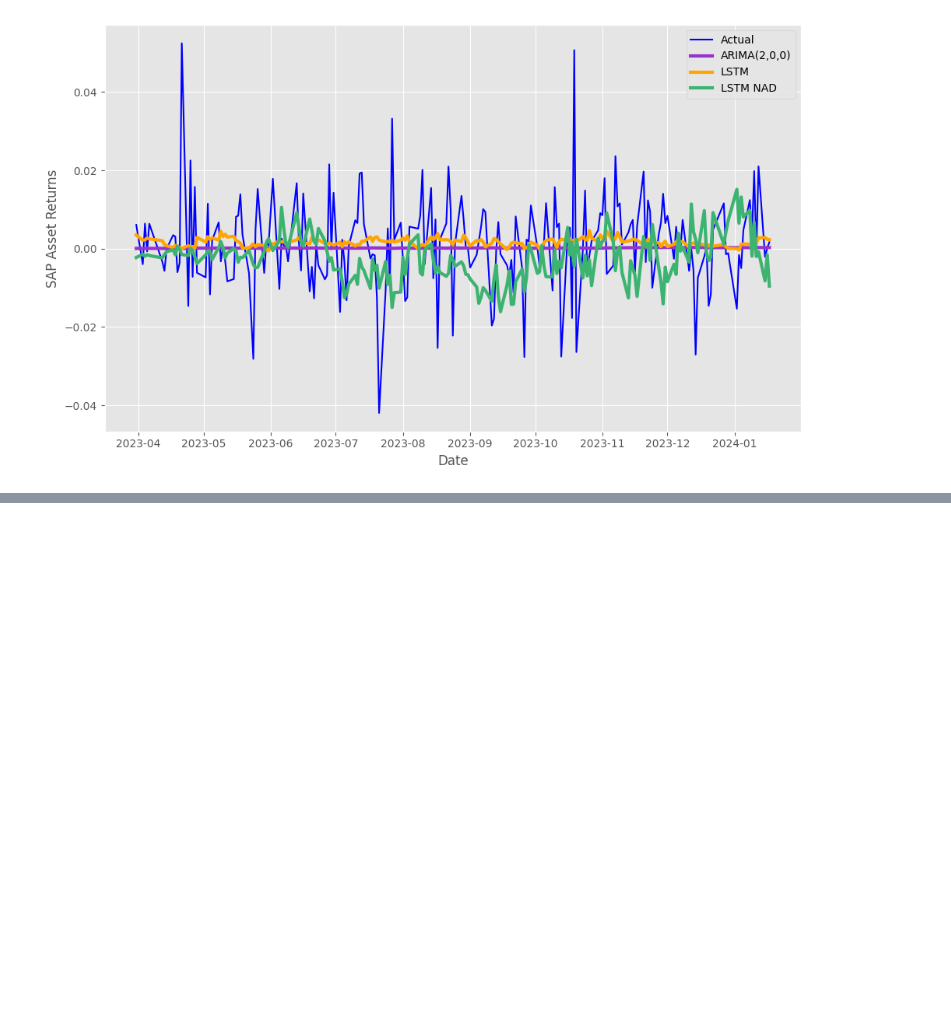
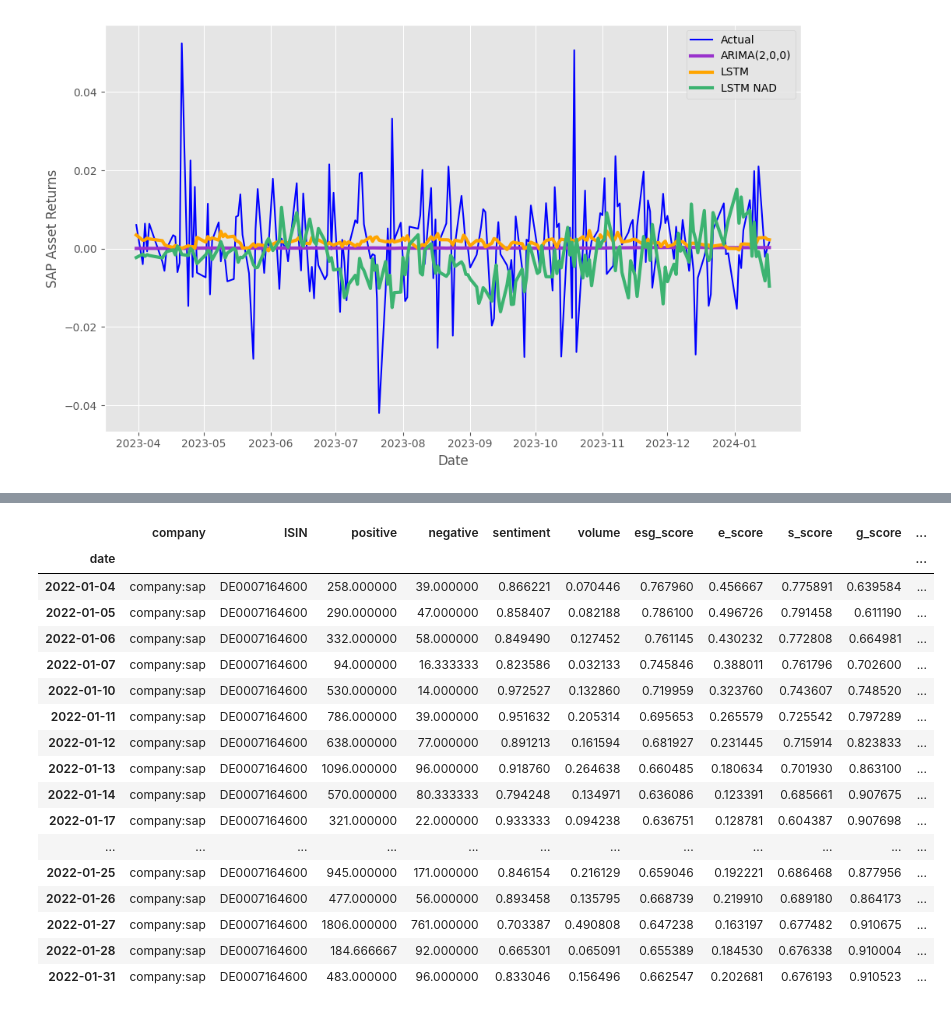
Before and after one commit to cem-akkus/Master, a Jupyter notebook: AssetReturnPrediction.ipynb, the cells around one changed output, grey strips where cells are left out. Cells and saved outputs as stored; diff of their text form; code cells hidden in the pictures; blank space fills up the shorter version.

```diff
--- a/AssetReturnPrediction.ipynb
+++ b/AssetReturnPrediction.ipynb
@@ -1892,0 +2076,3 @@ plt.show()
+# %%
+# Load the CSV file into a DataFrame
+finetuning_output_SAP = pd.read_csv('data/finetuning_output_SAP.csv', index_col='date')
@@ -1892,0 +2113,36 @@ plt.show()
+# %%
+# Normalize time components to ensure only the date is considered
+data_dict['SAP_DE'].index = pd.to_datetime(data_dict['SAP_DE'].index).normalize()
+finetuning_output_SAP.index = pd.to_datetime(finetuning_output_SAP.index).normalize()
+
+# Perform the left join
+data_dict['SAP_DE'] = data_dict['SAP_DE'].join(finetuning_output_SAP, how='left')#, rsuffix='_right')
+
+# Prepare a default zero vector to use for filling missing embeddings
+default_vector = np.zeros(384).tolist()  # Create a list of 384 zeros
+
+# Fill NaN embeddings with the default zero vector using isna() to check for NaNs
+data_dict['SAP_DE']['finetuned_embeddings_date'] = data_dict['SAP_DE']['finetuned_embeddings_date'].apply(
+    lambda x: x if not pd.isna(x) else default_vector
+)
+# %%
+data_dict['SAP_DE'][500:520]
+# %% [output]
+|  | company | ISIN | positive | negative | sentiment | volume | esg_score | e_score | s_score | g_score | ... |
+| date |  |  |  |  |  |  |  |  |  |  | ... |
+| 2022-01-04 | company:sap | DE0007164600 | 258.000000 | 39.000000 | 0.866221 | 0.070446 | 0.767960 | 0.456667 | 0.775891 | 0.639584 | ... |
+| 2022-01-05 | company:sap | DE0007164600 | 290.000000 | 47.000000 | 0.858407 | 0.082188 | 0.786100 | 0.496726 | 0.791458 | 0.611190 | ... |
+| 2022-01-06 | company:sap | DE0007164600 | 332.000000 | 58.000000 | 0.849490 | 0.127452 | 0.761145 | 0.430232 | 0.772808 | 0.664981 | ... |
+| 2022-01-07 | company:sap | DE0007164600 | 94.000000 | 16.333333 | 0.823586 | 0.032133 | 0.745846 | 0.388011 | 0.761796 | 0.702600 | ... |
+| 2022-01-10 | company:sap | DE0007164600 | 530.000000 | 14.000000 | 0.972527 | 0.132860 | 0.719959 | 0.323760 | 0.743607 | 0.748520 | ... |
+| 2022-01-11 | company:sap | DE0007164600 | 786.000000 | 39.000000 | 0.951632 | 0.205314 | 0.695653 | 0.265579 | 0.725542 | 0.797289 | ... |
+| 2022-01-12 | company:sap | DE0007164600 | 638.000000 | 77.000000 | 0.891213 | 0.161594 | 0.681927 | 0.231445 | 0.715914 | 0.823833 | ... |
+| 2022-01-13 | company:sap | DE0007164600 | 1096.000000 | 96.000000 | 0.918760 | 0.264638 | 0.660485 | 0.180634 | 0.701930 | 0.863100 | ... |
+| 2022-01-14 | company:sap | DE0007164600 | 570.000000 | 80.333333 | 0.794248 | 0.134971 | 0.636086 | 0.123391 | 0.685661 | 0.907675 | ... |
+| 2022-01-17 | company:sap | DE0007164600 | 321.000000 | 22.000000 | 0.933333 | 0.094238 | 0.636751 | 0.128781 | 0.604387 | 0.907698 | ... |
+| ... | ... | ... | ... | ... | ... | ... | ... | ... | ... | ... | ... |
+| 2022-01-25 | company:sap | DE0007164600 | 945.000000 | 171.000000 | 0.846154 | 0.216129 | 0.659046 | 0.192221 | 0.686468 | 0.877956 | ... |
+| 2022-01-26 | company:sap | DE0007164600 | 477.000000 | 56.000000 | 0.893458 | 0.135795 | 0.668739 | 0.219910 | 0.689180 | 0.864173 | ... |
+| 2022-01-27 | company:sap | DE0007164600 | 1806.000000 | 761.000000 | 0.703387 | 0.490808 | 0.647238 | 0.163197 | 0.677482 | 0.910675 | ... |
+| 2022-01-28 | company:sap | DE0007164600 | 184.666667 | 92.000000 | 0.665301 | 0.065091 | 0.655389 | 0.184530 | 0.676338 | 0.910004 | ... |
+| 2022-01-31 | company:sap | DE0007164600 | 483.000000 | 96.000000 | 0.833046 | 0.156496 | 0.662547 | 0.202681 | 0.676193 | 0.910523 | ... |
```
Also changed, not shown: parts of 36 cells of this notebook.
